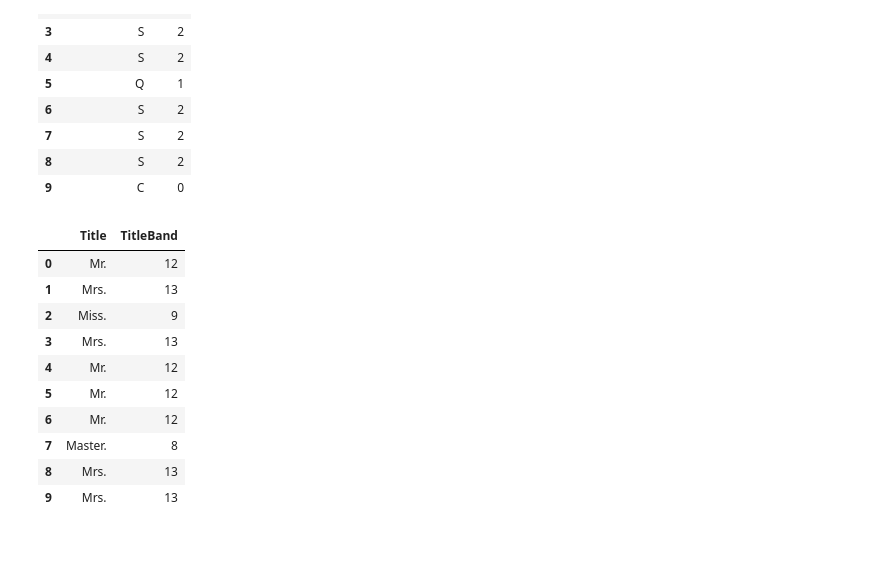
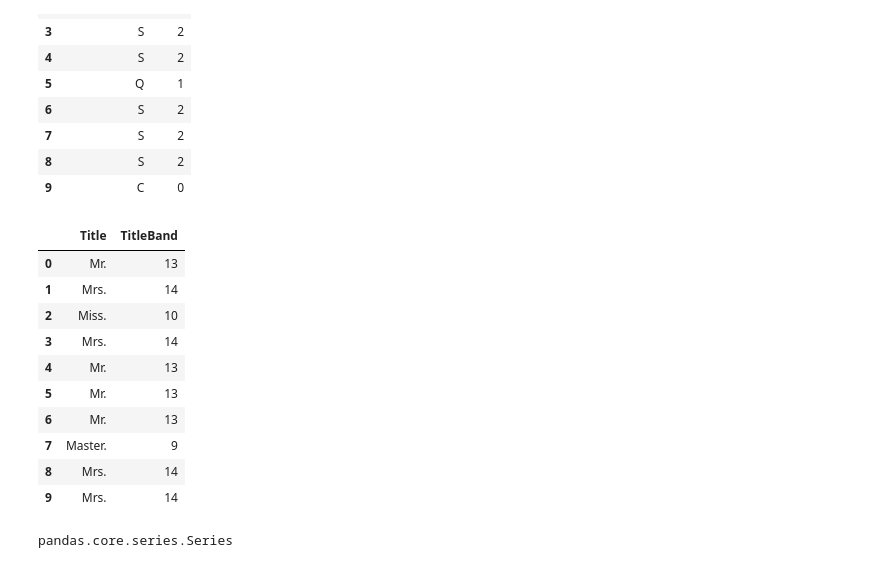
Before and after one commit to sharan-naribole/kaggle-titanic, a Jupyter notebook: Titanic - Ticket Cabin Fare.ipynb, the cells around one changed output. Drawn from its saved outputs; the diff is of its cells as text; code cells hidden in the pictures.

```diff
--- a/Titanic - Ticket Cabin Fare.ipynb
+++ b/Titanic - Ticket Cabin Fare.ipynb
@@ -456,12 +465,10 @@ train_df.head()
 ## Converting categorical variables to numerical variables
 # %%
 #train_df.columns.values
-Ports = list(enumerate(np.unique(train_df['EmbarkedFill'])))
+Ports = list(enumerate(np.unique(pd.concat([train_df['EmbarkedFill'],test_df['EmbarkedFill']],axis=0))))
 Ports_dict = { name : i for i, name in Ports }
+
 train_df['Port'] = train_df.EmbarkedFill.map( lambda x: Ports_dict[x]).astype(int)
-
-Ports = list(enumerate(np.unique(test_df['EmbarkedFill'])))
-Ports_dict = { name : i for i, name in Ports }
 test_df['Port'] = test_df.EmbarkedFill.map( lambda x: Ports_dict[x]).astype(int)
 
 train_df[['EmbarkedFill', 'Port']].head(10)
@@ -478,24 +485,25 @@ train_df[['EmbarkedFill', 'Port']].head(10)
 | 8 | S | 2 |
 | 9 | C | 0 |
 # %%
-Titles = list(enumerate(np.unique(train_df['Title'])))
+Titles = list(enumerate(np.unique(pd.concat([train_df['Title'],test_df['Title']],axis=0))))
 Titles_dict = { name : i for i, name in Titles }
 train_df['TitleBand'] = train_df.Title.map( lambda x: Titles_dict[x]).astype(int)
-
-Titles = list(enumerate(np.unique(test_df['Title'])))
-Titles_dict = { name : i for i, name in Titles }
 test_df['TitleBand'] = test_df.Title.map( lambda x: Titles_dict[x]).astype(int)
 
 train_df[['Title', 'TitleBand']].head(10)
 # %% [output]
 |  | Title | TitleBand |
-| 0 | Mr. | 12 |
-| 1 | Mrs. | 13 |
-| 2 | Miss. | 9 |
-| 3 | Mrs. | 13 |
-| 4 | Mr. | 12 |
-| 5 | Mr. | 12 |
-| 6 | Mr. | 12 |
-| 7 | Master. | 8 |
-| 8 | Mrs. | 13 |
-| 9 | Mrs. | 13 |
+| 0 | Mr. | 13 |
+| 1 | Mrs. | 14 |
+| 2 | Miss. | 10 |
+| 3 | Mrs. | 14 |
+| 4 | Mr. | 13 |
+| 5 | Mr. | 13 |
+| 6 | Mr. | 13 |
+| 7 | Master. | 9 |
+| 8 | Mrs. | 14 |
+| 9 | Mrs. | 14 |
+# %%
+type(train_df['Title'])
+# %% [output]
+pandas.core.series.Series
```
Also changed, not shown: parts of 25 cells of this notebook.
